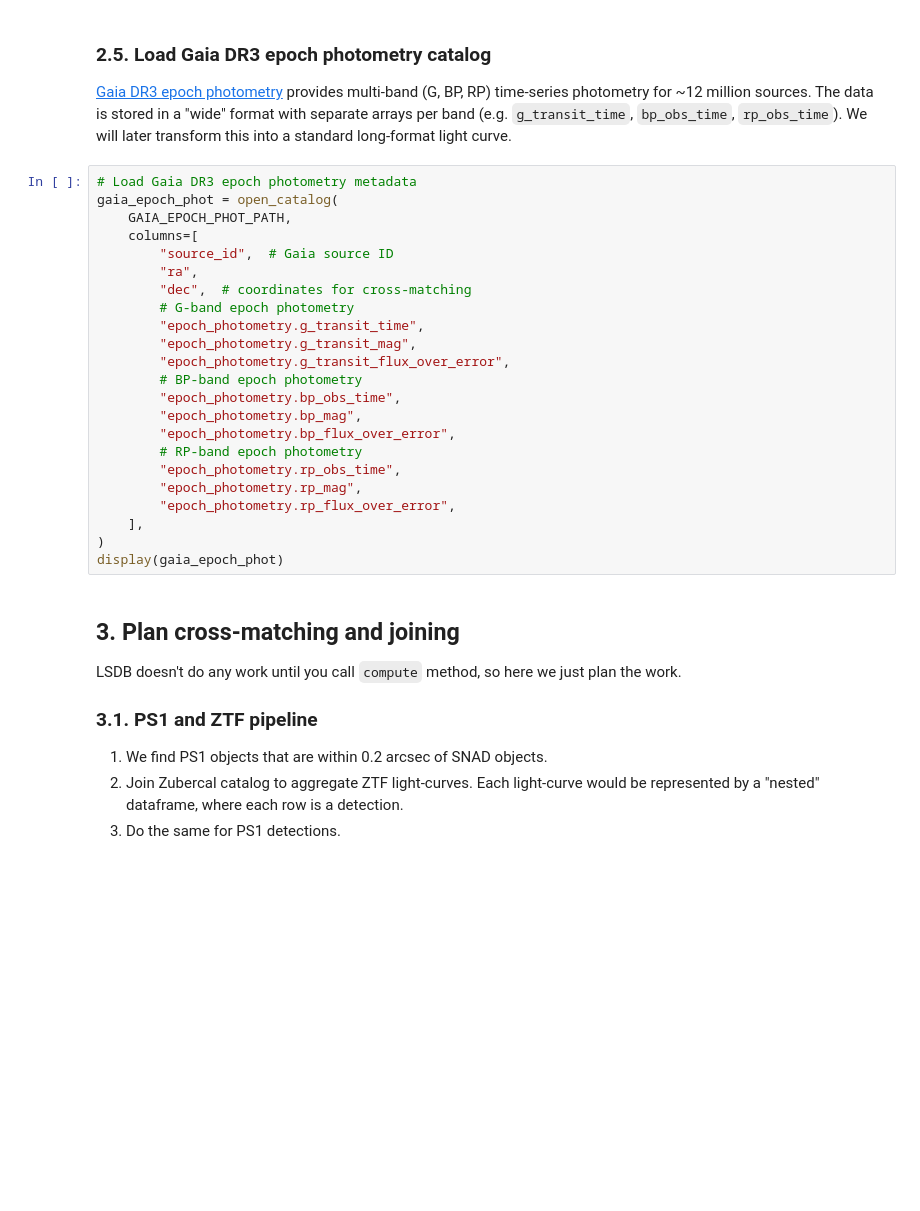
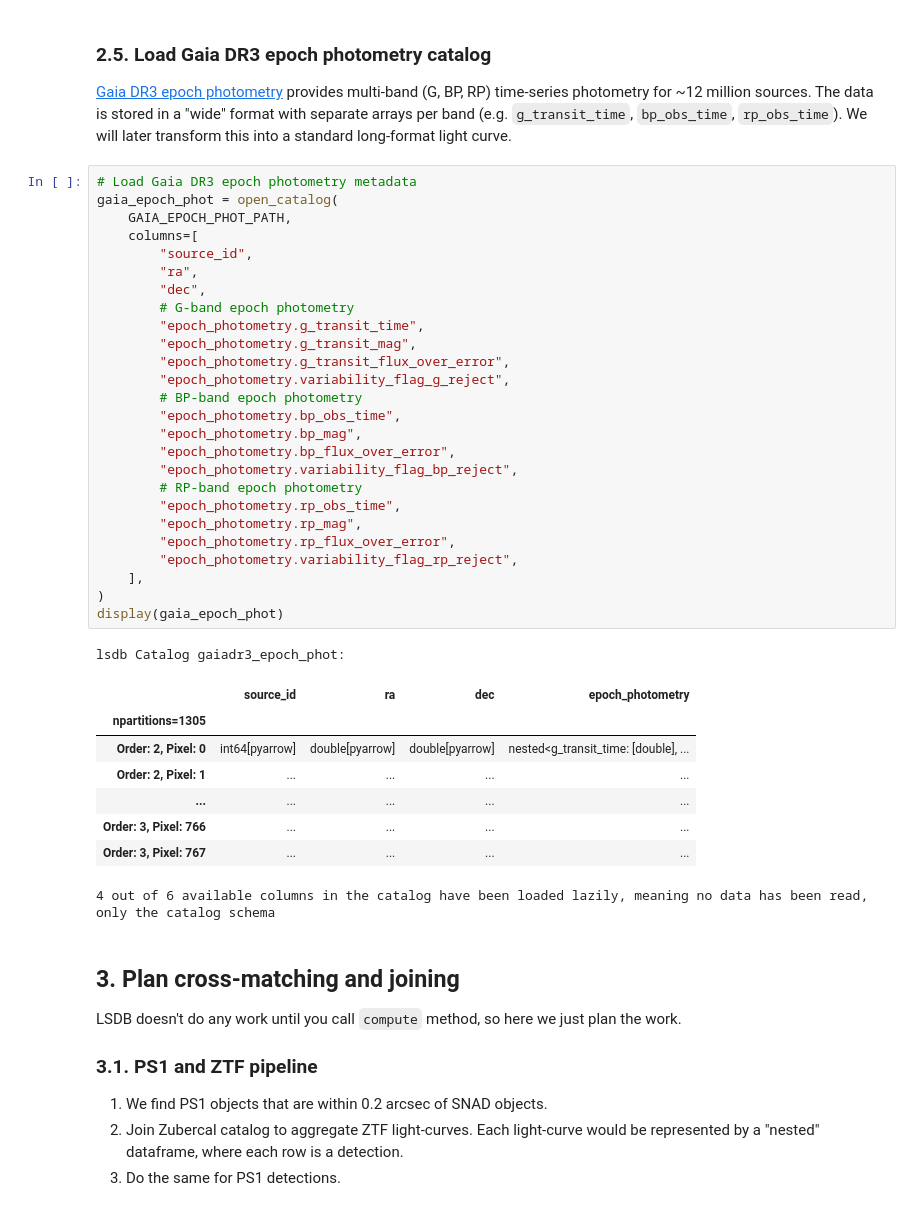
Before and after one commit to astronomy-commons/lsdb, a Jupyter notebook: docs/tutorials/pre_executed/zubercal-ps1-snad.ipynb, the cells around one changed output. Cells and saved outputs as stored; diff of their text form; blank space fills up the shorter version.

```diff
--- a/docs/tutorials/pre_executed/zubercal-ps1-snad.ipynb
+++ b/docs/tutorials/pre_executed/zubercal-ps1-snad.ipynb
@@ -128,26 +176,39 @@ We will later transform this into a standard long-format light curve.
 # %%
 # Load Gaia DR3 epoch photometry metadata
 gaia_epoch_phot = open_catalog(
     GAIA_EPOCH_PHOT_PATH,
     columns=[
-        "source_id",  # Gaia source ID
+        "source_id",
         "ra",
-        "dec",  # coordinates for cross-matching
+        "dec",
         # G-band epoch photometry
         "epoch_photometry.g_transit_time",
         "epoch_photometry.g_transit_mag",
         "epoch_photometry.g_transit_flux_over_error",
+        "epoch_photometry.variability_flag_g_reject",
         # BP-band epoch photometry
         "epoch_photometry.bp_obs_time",
         "epoch_photometry.bp_mag",
         "epoch_photometry.bp_flux_over_error",
+        "epoch_photometry.variability_flag_bp_reject",
         # RP-band epoch photometry
         "epoch_photometry.rp_obs_time",
         "epoch_photometry.rp_mag",
         "epoch_photometry.rp_flux_over_error",
+        "epoch_photometry.variability_flag_rp_reject",
     ],
 )
 display(gaia_epoch_phot)
+# %% [output]
+lsdb Catalog gaiadr3_epoch_phot:
+|  | source_id | ra | dec | epoch_photometry |
+| npartitions=1305 |  |  |  |  |
+| Order: 2, Pixel: 0 | int64[pyarrow] | double[pyarrow] | double[pyarrow] | nested<g_transit_time: [double], ... |
+| Order: 2, Pixel: 1 | ... | ... | ... | ... |
+| ... | ... | ... | ... | ... |
+| Order: 3, Pixel: 766 | ... | ... | ... | ... |
+| Order: 3, Pixel: 767 | ... | ... | ... | ... |
+4 out of 6 available columns in the catalog have been loaded lazily, meaning no data has been read, only the catalog schema
 # %% [markdown]
 ## 3. Plan cross-matching and joining
 
```
Also changed, not shown: parts of 14 cells of this notebook.
